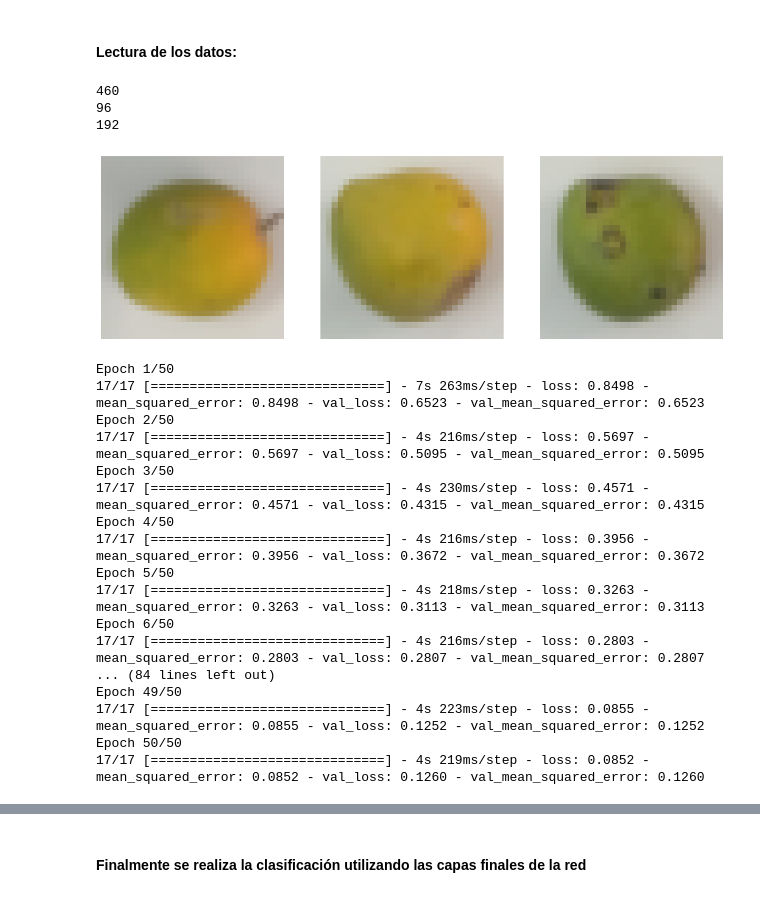
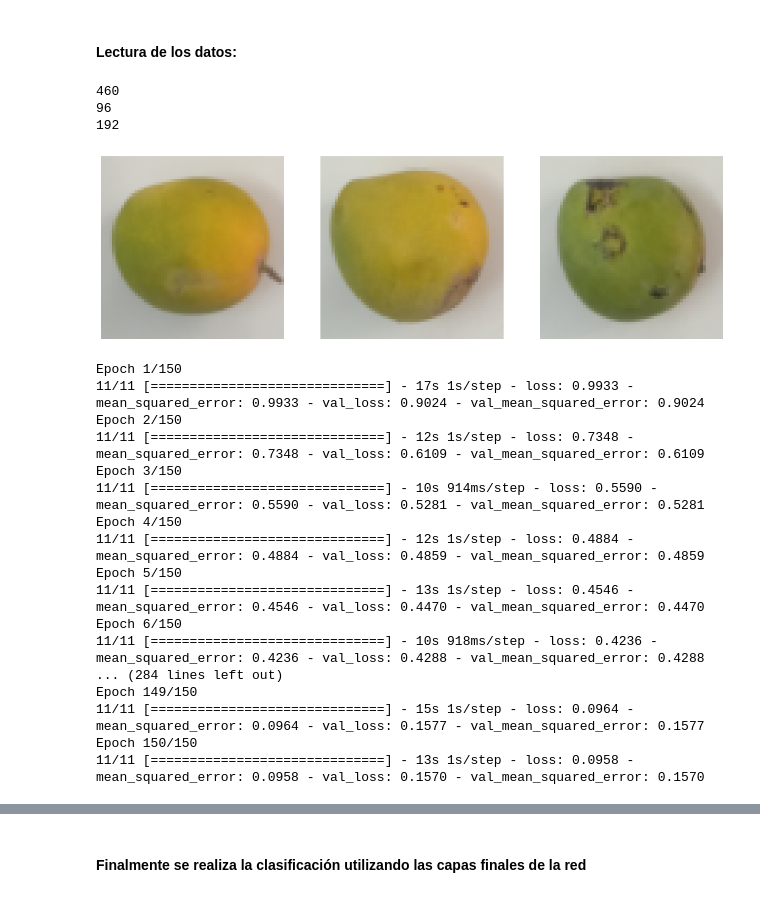
Before and after one commit to vidaldani/MangoGrading, a Jupyter notebook: FaultDetection.ipynb, the cells around one changed output, grey strips where cells are left out. Drawn from its saved outputs; the diff is of its cells as text; code cells hidden in the pictures.

```diff
--- a/FaultDetection.ipynb
+++ b/FaultDetection.ipynb
@@ -118,7 +118,7 @@ def get_base_model(name, input_size):
 seed(1)
 
 # Dimensión de entrada de las imágenes
-IMG_SIZE = 32
+IMG_SIZE = 64
 h = IMG_SIZE
 w = IMG_SIZE
 
@@ -175,36 +175,37 @@ print (rn)
 limit3 = len(class2)
 rn = randint(0, limit3 - 1)
 img_3 = class2[rn]
 print (rn)
 
 show_row_of_gray_images(16, img_1, img_2, img_3)
 
 
 X_train_val, X_test, t_train_val, t_test = train_test_split(class0_augmeted, t0, test_size=0.25, shuffle=True)
 X_train, X_val, t_train, t_val = train_test_split(X_train_val, t_train_val, test_size=0.3, shuffle=True)
 X_c1_train, X_c1_test, t_c1_train, t_c1_test = train_test_split(class1, t1, test_size=0.25, shuffle=True)
 X_c2_train, X_c2_test, t_c2_train, t_c2_test = train_test_split(class2, t2, test_size=0.25, shuffle=True)
 
 scaler = StandardScaler()
 x_train_scaled = (scaler.fit_transform(X_train.reshape(len(X_train), IMG_SIZE * IMG_SIZE * 3))).reshape(len(X_train), IMG_SIZE, IMG_SIZE, 3)
 x_valid_scaled = scaler.transform(X_val.reshape(len(X_val), IMG_SIZE * IMG_SIZE * 3)).reshape(len(X_val), IMG_SIZE, IMG_SIZE, 3)
 x_test_scaled = scaler.transform(X_test.reshape(len(X_test), IMG_SIZE * IMG_SIZE * 3)).reshape(len(X_test), IMG_SIZE, IMG_SIZE, 3)
 x_c1_test_scaled = scaler.transform(X_c1_test.reshape(len(X_c1_test), IMG_SIZE * IMG_SIZE * 3)).reshape(len(X_c1_test), IMG_SIZE, IMG_SIZE, 3)
 x_c2_test_scaled = scaler.transform(X_c2_test.reshape(len(X_c2_test), IMG_SIZE * IMG_SIZE * 3)).reshape(len(X_c2_test), IMG_SIZE, IMG_SIZE, 3)
 
 test_data = np.concatenate((x_test_scaled, X_c1_test, X_c2_test), axis = 0)
 test_t = np.concatenate((t_test, t_c1_test, t_c2_test), axis = 0)
 
 train_target = tf.keras.utils.to_categorical(t_train)
 val_target = tf.keras.utils.to_categorical(t_val)
 test_target = tf.keras.utils.to_categorical(t_test)
 # %% [output]
 460
 96
 192
-[figure, old version]
+[figure, new version]
 # %%
 encoded_dim = 32
+IMG_SIZE = 64
 
 encoder = Sequential([
     layers.Conv2D(input_shape=(IMG_SIZE,IMG_SIZE,3), filters= 64, kernel_size = (3, 3), activation='relu', padding='same'),
@@ -213,6 +214,8 @@ encoder = Sequential([
     layers.MaxPooling2D( (2, 2), padding='same'),
     layers.Conv2D(16, (3, 3), activation='relu', padding='same'),
     layers.MaxPooling2D( (2, 2), padding='same'),
+    layers.Conv2D(8, (3, 3), activation='relu', padding='same'),
+    layers.MaxPooling2D( (2, 2), padding='same'),
     Flatten(),
     Dense(encoded_dim)
 ])
@@ -220,31 +223,37 @@ encoder = Sequential([
 decoder = Sequential ([
     Dense(1024, activation = 'relu', input_shape=(encoded_dim,)),
     layers.Reshape((8,8,16)),
+    layers.UpSampling2D((2, 2)),
+    layers.Conv2D(16, (3, 3), activation='relu', padding='same'),
+    layers.MaxPooling2D( (2, 2), padding='same'),
     layers.Conv2D(32, (3, 3), activation='relu', padding='same'),
     layers.UpSampling2D((2, 2)),
     layers.Conv2D(64, (3, 3), activation='relu', padding='same'),
     layers.UpSampling2D((2, 2)),
-    layers.Conv2D(3, (3, 3), padding='same')
+    layers.Conv2D(3, (3, 3), padding='same', activation='linear'),
+    layers.UpSampling2D((2, 2))
 ])
 
+epochs = 150
+batch_size = 50
 autoencoder_dr = Model(inputs = encoder.inputs, outputs = decoder(encoder.outputs))
 autoencoder_dr.compile(loss = 'mean_squared_error', optimizer = 'adam', metrics = ["mean_squared_error"])
-history = autoencoder_dr.fit(x_train_scaled, x_train_scaled, validation_data = (x_valid_scaled, x_valid_scaled), epochs = 50, verbose=1)
+history = autoencoder_dr.fit(x_train_scaled, x_train_scaled, validation_data = (x_valid_scaled, x_valid_scaled), epochs=epochs, batch_size=batch_size, verbose=1)
 # %% [output]
-Epoch 1/50
-17/17 [==============================] - 7s 263ms/step - loss: 0.8498 - mean_squared_error: 0.8498 - val_loss: 0.6523 - val_mean_squared_error: 0.6523
-Epoch 2/50
-17/17 [==============================] - 4s 216ms/step - loss: 0.5697 - mean_squared_error: 0.5697 - val_loss: 0.5095 - val_mean_squared_error: 0.5095
-Epoch 3/50
-17/17 [==============================] - 4s 230ms/step - loss: 0.4571 - mean_squared_error: 0.4571 - val_loss: 0.4315 - val_mean_squared_error: 0.4315
-Epoch 4/50
-17/17 [==============================] - 4s 216ms/step - loss: 0.3956 - mean_squared_error: 0.3956 - val_loss: 0.3672 - val_mean_squared_error: 0.3672
-Epoch 5/50
-17/17 [==============================] - 4s 218ms/step - loss: 0.3263 - mean_squared_error: 0.3263 - val_loss: 0.3113 - val_mean_squared_error: 0.3113
-Epoch 6/50
-17/17 [==============================] - 4s 216ms/step - loss: 0.2803 - mean_squared_error: 0.2803 - val_loss: 0.2807 - val_mean_squared_error: 0.2807
-... (84 lines left out)
-Epoch 49/50
-17/17 [==============================] - 4s 223ms/step - loss: 0.0855 - mean_squared_error: 0.0855 - val_loss: 0.1252 - val_mean_squared_error: 0.1252
-Epoch 50/50
-17/17 [==============================] - 4s 219ms/step - loss: 0.0852 - mean_squared_error: 0.0852 - val_loss: 0.1260 - val_mean_squared_error: 0.1260
+Epoch 1/150
+11/11 [==============================] - 17s 1s/step - loss: 0.9933 - mean_squared_error: 0.9933 - val_loss: 0.9024 - val_mean_squared_error: 0.9024
+Epoch 2/150
+11/11 [==============================] - 12s 1s/step - loss: 0.7348 - mean_squared_error: 0.7348 - val_loss: 0.6109 - val_mean_squared_error: 0.6109
+Epoch 3/150
+11/11 [==============================] - 10s 914ms/step - loss: 0.5590 - mean_squared_error: 0.5590 - val_loss: 0.5281 - val_mean_squared_error: 0.5281
+Epoch 4/150
+11/11 [==============================] - 12s 1s/step - loss: 0.4884 - mean_squared_error: 0.4884 - val_loss: 0.4859 - val_mean_squared_error: 0.4859
+Epoch 5/150
+11/11 [==============================] - 13s 1s/step - loss: 0.4546 - mean_squared_error: 0.4546 - val_loss: 0.4470 - val_mean_squared_error: 0.4470
+Epoch 6/150
+11/11 [==============================] - 10s 918ms/step - loss: 0.4236 - mean_squared_error: 0.4236 - val_loss: 0.4288 - val_mean_squared_error: 0.4288
+... (284 lines left out)
+Epoch 149/150
+11/11 [==============================] - 15s 1s/step - loss: 0.0964 - mean_squared_error: 0.0964 - val_loss: 0.1577 - val_mean_squared_error: 0.1577
+Epoch 150/150
+11/11 [==============================] - 13s 1s/step - loss: 0.0958 - mean_squared_error: 0.0958 - val_loss: 0.1570 - val_mean_squared_error: 0.1570
```
Also changed, not shown: parts of 5 cells of this notebook, 3 other files.
